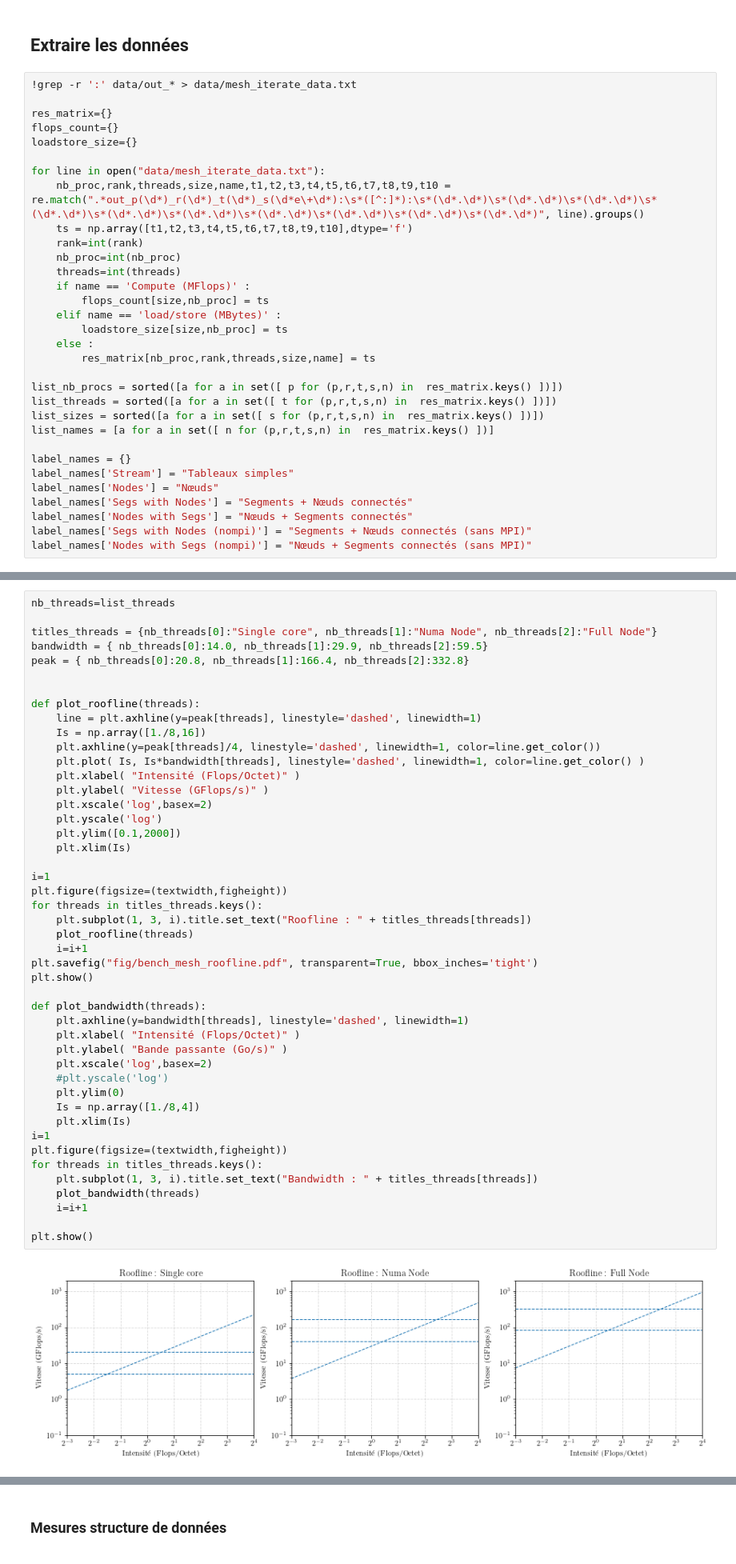
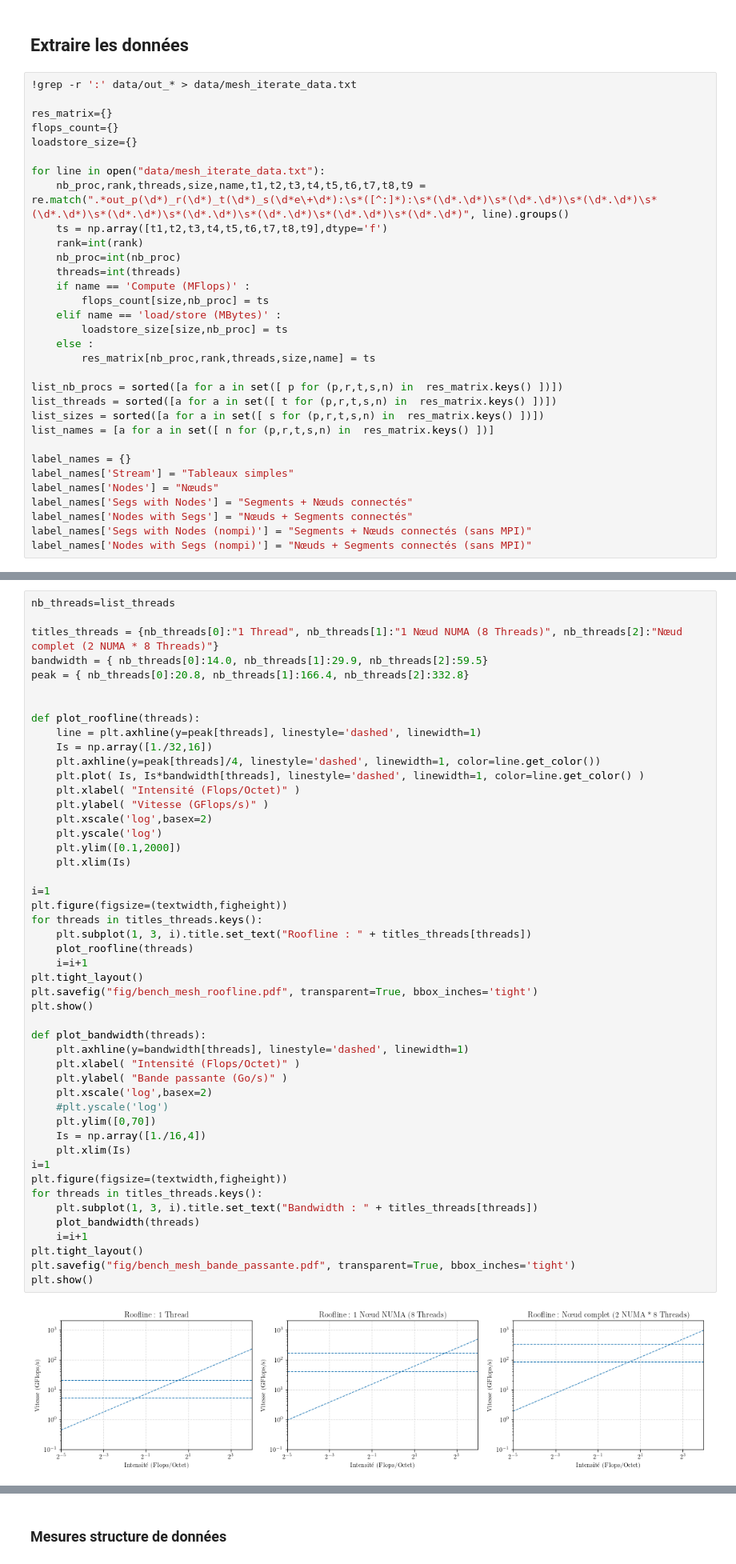
Before and after one commit to arnodu/adurocher-doc, a Jupyter notebook: jupyter/bench_mesh/bench_mesh.ipynb, the cells around one changed output, grey strips where cells are left out. Shown at 80% size. Cells and saved outputs as stored; diff of their text form.

Commit message:
Rédaction benchmarks sutructure de données (openmp)

```diff
--- a/jupyter/bench_mesh/bench_mesh.ipynb
+++ b/jupyter/bench_mesh/bench_mesh.ipynb
@@ -67,8 +69,8 @@ flops_count={}
 loadstore_size={}
 
 for line in open("data/mesh_iterate_data.txt"):
-    nb_proc,rank,threads,size,name,t1,t2,t3,t4,t5,t6,t7,t8,t9,t10 = re.match(".*out_p(\d*)_r(\d*)_t(\d*)_s(\d*e\+\d*):\s*([^:]*):\s*(\d*.\d*)\s*(\d*.\d*)\s*(\d*.\d*)\s*(\d*.\d*)\s*(\d*.\d*)\s*(\d*.\d*)\s*(\d*.\d*)\s*(\d*.\d*)\s*(\d*.\d*)\s*(\d*.\d*)", line).groups()
-    ts = np.array([t1,t2,t3,t4,t5,t6,t7,t8,t9,t10],dtype='f')
+    nb_proc,rank,threads,size,name,t1,t2,t3,t4,t5,t6,t7,t8,t9 = re.match(".*out_p(\d*)_r(\d*)_t(\d*)_s(\d*e\+\d*):\s*([^:]*):\s*(\d*.\d*)\s*(\d*.\d*)\s*(\d*.\d*)\s*(\d*.\d*)\s*(\d*.\d*)\s*(\d*.\d*)\s*(\d*.\d*)\s*(\d*.\d*)\s*(\d*.\d*)", line).groups()
+    ts = np.array([t1,t2,t3,t4,t5,t6,t7,t8,t9],dtype='f')
     rank=int(rank)
     nb_proc=int(nb_proc)
     threads=int(threads)
@@ -107,48 +109,50 @@ Les puissance de calcul crète (GFlops/s) est la puissance théorique du process
 # %%
 nb_threads=list_threads
 
-titles_threads = {nb_threads[0]:"Single core", nb_threads[1]:"Numa Node", nb_threads[2]:"Full Node"}
+titles_threads = {nb_threads[0]:"1 Thread", nb_threads[1]:"1 Nœud NUMA (8 Threads)", nb_threads[2]:"Nœud complet (2 NUMA * 8 Threads)"}
 bandwidth = { nb_threads[0]:14.0, nb_threads[1]:29.9, nb_threads[2]:59.5}
 peak = { nb_threads[0]:20.8, nb_threads[1]:166.4, nb_threads[2]:332.8}
 
 
 def plot_roofline(threads):
     line = plt.axhline(y=peak[threads], linestyle='dashed', linewidth=1)
-    Is = np.array([1./8,16])
+    Is = np.array([1./32,16])
     plt.axhline(y=peak[threads]/4, linestyle='dashed', linewidth=1, color=line.get_color())
     plt.plot( Is, Is*bandwidth[threads], linestyle='dashed', linewidth=1, color=line.get_color() )
     plt.xlabel( "Intensité (Flops/Octet)" )
     plt.ylabel( "Vitesse (GFlops/s)" )
     plt.xscale('log',basex=2)
     plt.yscale('log')
     plt.ylim([0.1,2000])
     plt.xlim(Is)
 
 i=1
 plt.figure(figsize=(textwidth,figheight))
 for threads in titles_threads.keys():
     plt.subplot(1, 3, i).title.set_text("Roofline : " + titles_threads[threads])
     plot_roofline(threads)
     i=i+1
+plt.tight_layout()
 plt.savefig("fig/bench_mesh_roofline.pdf", transparent=True, bbox_inches='tight')
 plt.show()
 
 def plot_bandwidth(threads):
     plt.axhline(y=bandwidth[threads], linestyle='dashed', linewidth=1)
     plt.xlabel( "Intensité (Flops/Octet)" )
     plt.ylabel( "Bande passante (Go/s)" )
     plt.xscale('log',basex=2)
     #plt.yscale('log')
-    plt.ylim(0)
-    Is = np.array([1./8,4])
+    plt.ylim([0,70])
+    Is = np.array([1./16,4])
     plt.xlim(Is)
 i=1
 plt.figure(figsize=(textwidth,figheight))
 for threads in titles_threads.keys():
     plt.subplot(1, 3, i).title.set_text("Bandwidth : " + titles_threads[threads])
     plot_bandwidth(threads)
     i=i+1
-
+plt.tight_layout()
+plt.savefig("fig/bench_mesh_bande_passante.pdf", transparent=True, bbox_inches='tight')
 plt.show()
 # %% [output]
-[figure, old version]
+[figure, new version]
```
Also changed, not shown: parts of 16 cells of this notebook, 12 other files.
